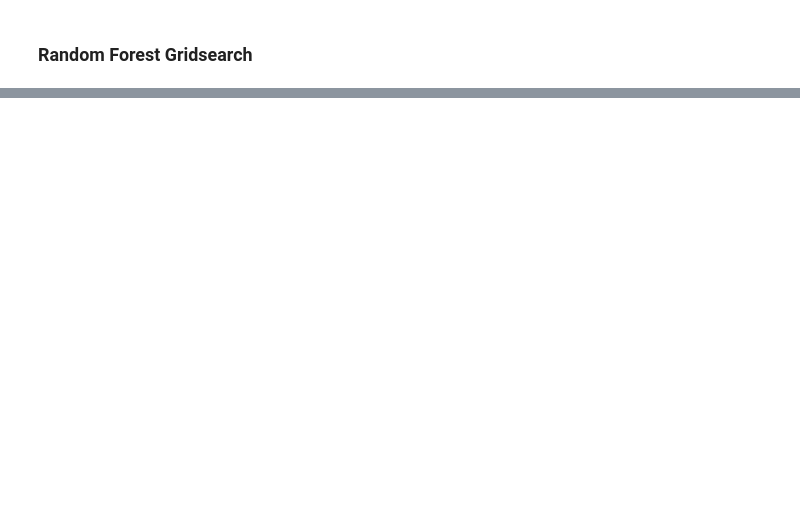
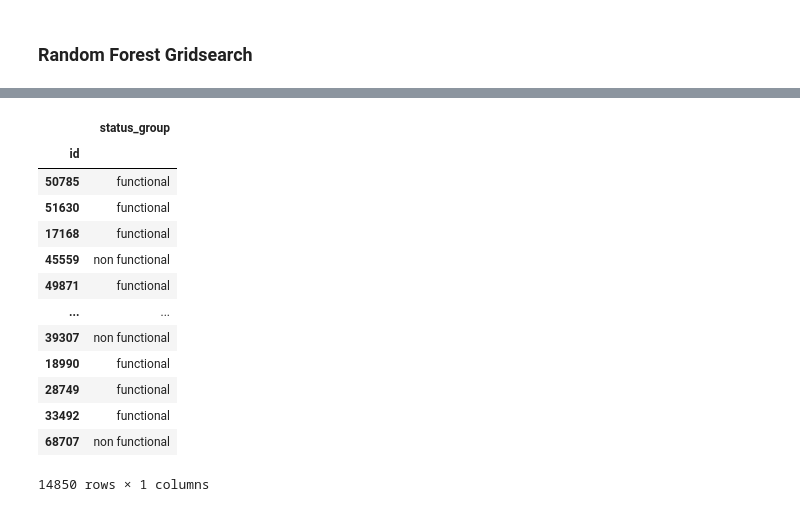
Before and after one commit to Ahila700/Classification_Project, a Jupyter notebook: exploring_the_data.ipynb, the cells around one changed output, grey strips where cells are left out. Drawn from its saved outputs; the diff is of its cells as text; code cells hidden in the pictures; blank space fills up the shorter version.

```diff
--- a/exploring_the_data.ipynb
+++ b/exploring_the_data.ipynb
@@ -273,0 +394,4 @@ RandomForestClassifier(bootstrap=True, ccp_alpha=0.0, class_weight='balanced',
+# %%
+test_results = xgb_df3.predict(test_df)
+# %%
+testing_results = pd.DataFrame(test_results, columns = ['status_group'])
@@ -273,0 +404,21 @@ RandomForestClassifier(bootstrap=True, ccp_alpha=0.0, class_weight='balanced',
+# %%
+test_labels = pd.concat([id_df, testing_results], axis = 1)
+# %%
+test_labels = test_labels.set_index('id')
+# %%
+test_labels
+# %% [output]
+|  | status_group |
+| id |  |
+| 50785 | functional |
+| 51630 | functional |
+| 17168 | functional |
+| 45559 | non functional |
+| 49871 | functional |
+| ... | ... |
+| 39307 | non functional |
+| 18990 | functional |
+| 28749 | functional |
+| 33492 | functional |
+| 68707 | non functional |
+14850 rows × 1 columns
```
Also changed, not shown: parts of 27 cells of this notebook, 1 other file.
